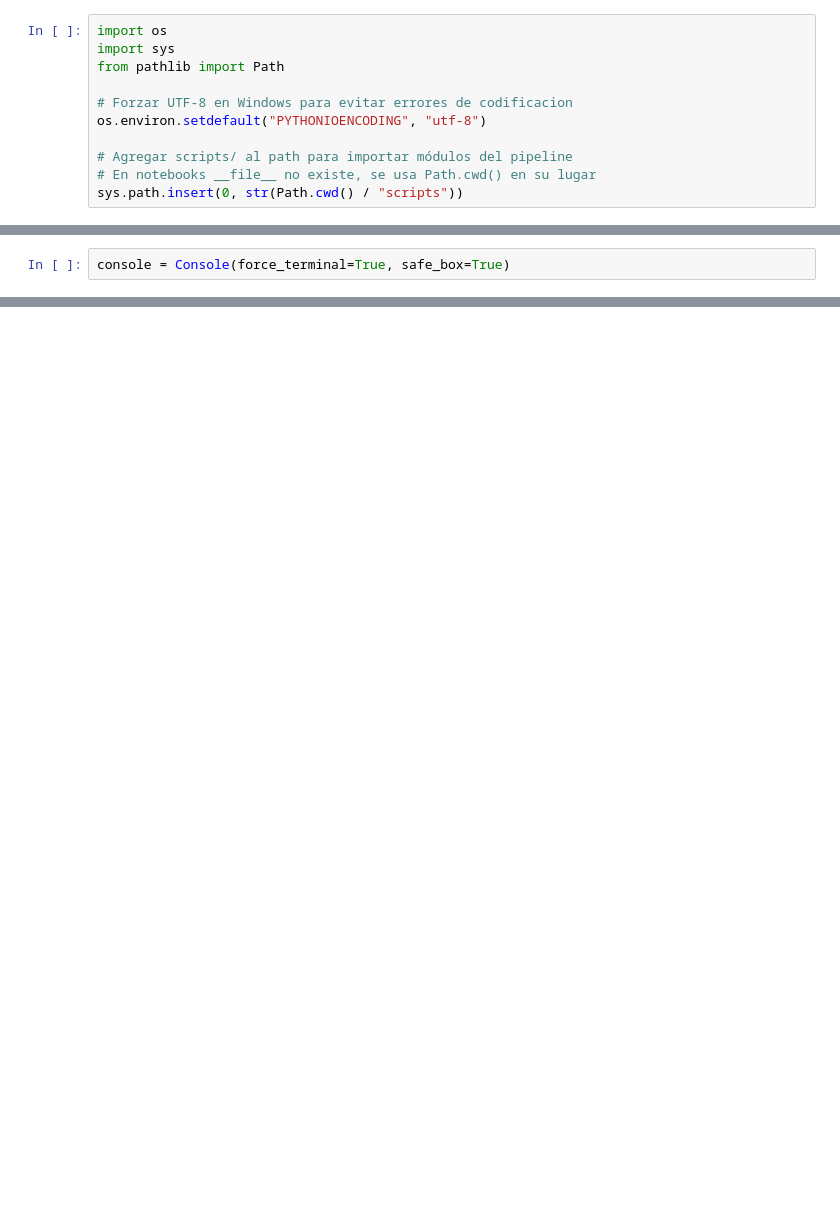
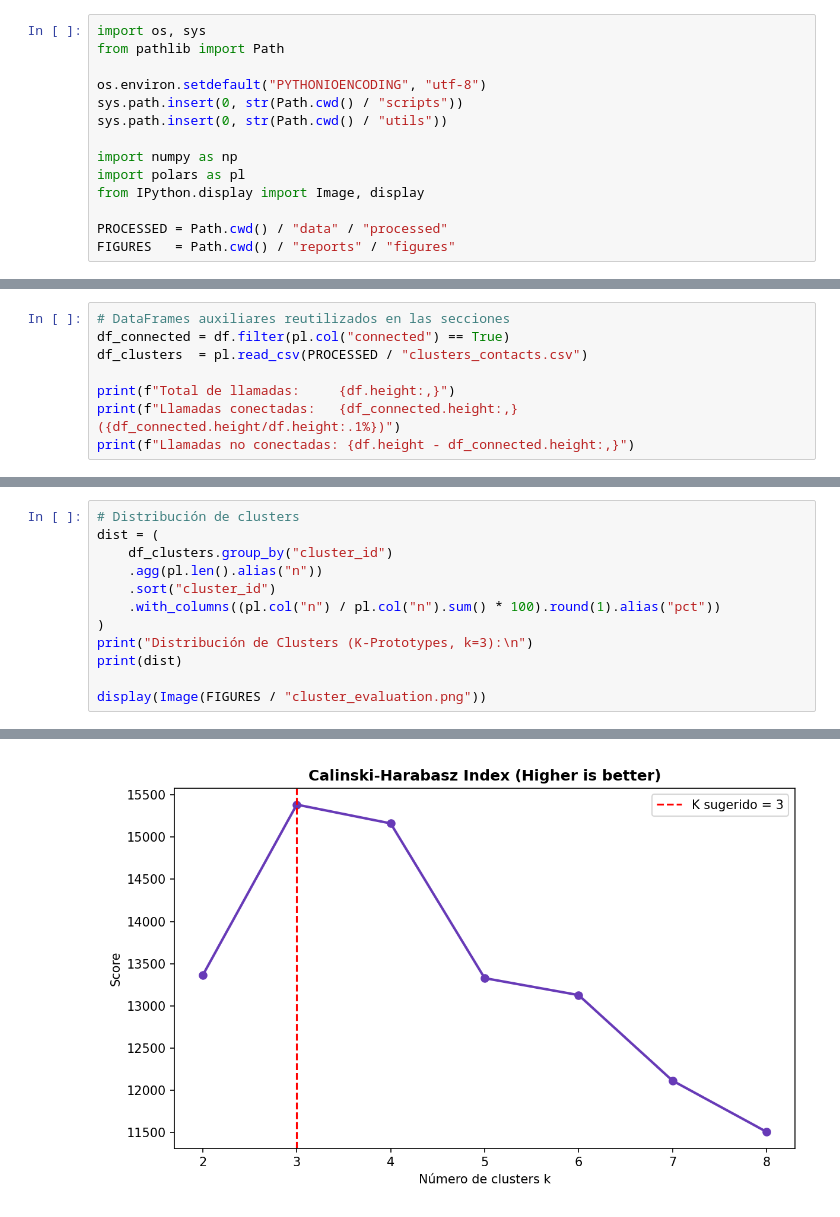
Before and after one commit to LotusZaheer/Yarvis-challenge, a Jupyter notebook: main.ipynb, the cells around one changed output, grey strips where cells are left out. Cells and saved outputs as stored; diff of their text form; blank space fills up the shorter version.

```diff
--- a/main.ipynb
+++ b/main.ipynb
@@ -3,12 +6,15 @@
 # %%
-import os
-import sys
+import os, sys
 from pathlib import Path
 
-# Forzar UTF-8 en Windows para evitar errores de codificacion
 os.environ.setdefault("PYTHONIOENCODING", "utf-8")
+sys.path.insert(0, str(Path.cwd() / "scripts"))
+sys.path.insert(0, str(Path.cwd() / "utils"))
 
-# Agregar scripts/ al path para importar módulos del pipeline
-# En notebooks __file__ no existe, se usa Path.cwd() en su lugar
-sys.path.insert(0, str(Path.cwd() / "scripts"))
+import numpy as np
+import polars as pl
+from IPython.display import Image, display
+
+PROCESSED = Path.cwd() / "data" / "processed"
+FIGURES   = Path.cwd() / "reports" / "figures"
 # %%
@@ -28,2 +57,8 @@ from display import mostrar_resumen, mostrar_muestra, mostrar_columnas_nuevas
 # %%
-console = Console(force_terminal=True, safe_box=True)
+# DataFrames auxiliares reutilizados en las secciones
+df_connected = df.filter(pl.col("connected") == True)
+df_clusters  = pl.read_csv(PROCESSED / "clusters_contacts.csv")
+
+print(f"Total de llamadas:     {df.height:,}")
+print(f"Llamadas conectadas:   {df_connected.height:,} ({df_connected.height/df.height:.1%})")
+print(f"Llamadas no conectadas: {df.height - df_connected.height:,}")
@@ -100,0 +285,13 @@ shape: (73_487, 26)
+# %%
+# Distribución de clusters
+dist = (
+    df_clusters.group_by("cluster_id")
+    .agg(pl.len().alias("n"))
+    .sort("cluster_id")
+    .with_columns((pl.col("n") / pl.col("n").sum() * 100).round(1).alias("pct"))
+)
+print("Distribución de Clusters (K-Prototypes, k=3):\n")
+print(dist)
+
+display(Image(FIGURES / "cluster_evaluation.png"))
+# %% [output]
@@ -100,0 +310 @@ shape: (73_487, 26)
+[figure, added]
```
Also changed, not shown: parts of 41 cells of this notebook, 4 other files.
